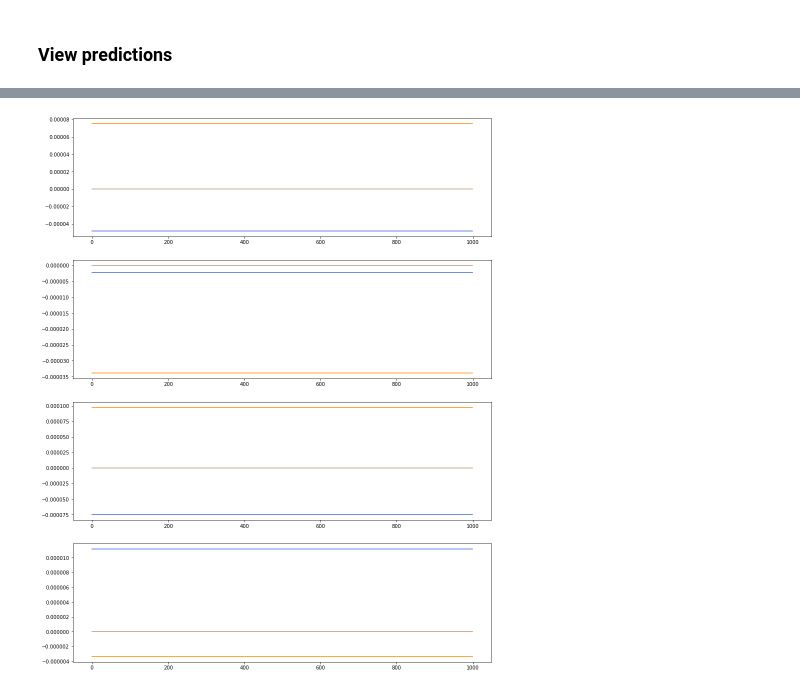
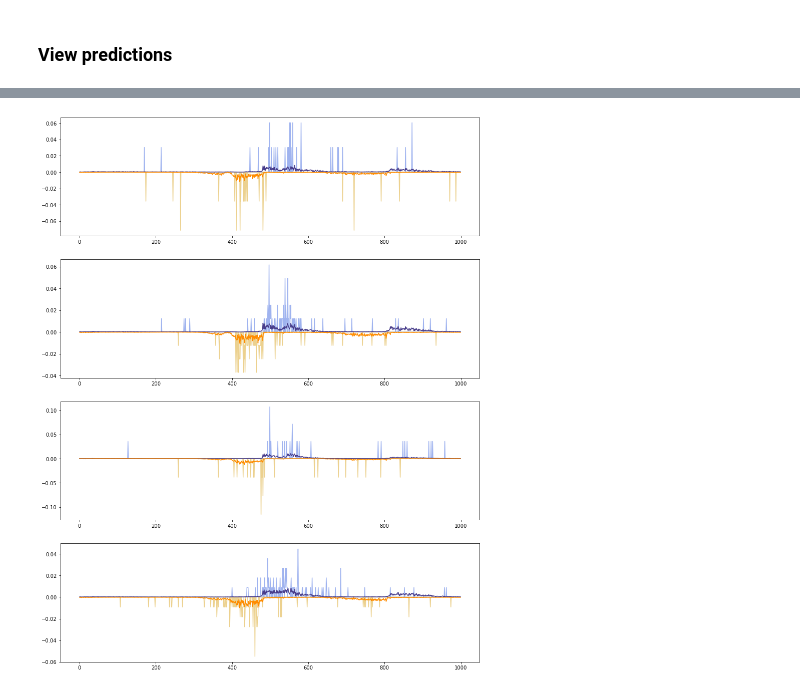
Before and after one commit to amtseng/fourier_attribution_priors, a Jupyter notebook: notebooks/predict_profiles.ipynb, the cells around one changed output, grey strips where cells are left out. Drawn from its saved outputs; the diff is of its cells as text; code cells hidden in the pictures.

Commit message:
Update metric extraction and profile visualization

```diff
--- a/notebooks/predict_profiles.ipynb
+++ b/notebooks/predict_profiles.ipynb
@@ -15,9 +15,9 @@ import matplotlib.pyplot as plt
 ### Define paths for the model and data of interest
 # %%
 # Define the paths to the peak BEDs and profile BigWigs
-base_path = "/users/amtseng/att_priors/data/interim/ENCODE/profile/SPI1"
+base_path = "/users/amtseng/att_priors/data/interim/ENCODE/profile/labels/SPI1"
 
-peaks_bed = os.path.join(base_path, "SPI1_ENCSR000BGW_K562_peakints.bed.gz")
+peaks_bed = os.path.join(base_path, "SPI1_ENCSR000BGW_K562_all_peakints.bed.gz")
 
 prof_bigwigs = [
     (os.path.join(base_path, e_1), os.path.join(base_path, e_2))
@@ -43,7 +43,7 @@ prof_bigwigs = [
 ]
 num_tasks = int(len(prof_bigwigs) / 2)
 # Path to saved model
-model_path = "/users/amtseng/att_priors/models/trained_profile_models/SPI1_TEST/20/model_ckpt_epoch_2.pt"
+model_path = "/users/amtseng/att_priors/models/trained_profile_models/SPI1/2/model_ckpt_epoch_10.pt"
 # %% [markdown]
 ### Data preparation
 Use classes from `make_profile_dataset` to prepare positive and negative inputs.
@@ -67,6 +67,11 @@ coords_to_vals_list = [
 ]
 def coords_to_profs(coords):
     return np.stack([
-        np.stack([ctv_1(coords), ctv_2(coords)], axis=1)
+        np.stack([ctv_1(coords), ctv_2(coords)], axis=2)
         for ctv_1, ctv_2 in coords_to_vals_list
     ], axis=1)
+# Maps many coordinates to inputs sequences and profiles for the network
+def coords_to_network_inputs(coords):
+    input_seq = coords_to_seq(coords)
+    profs = coords_to_profs(coords)
+    return input_seq, profs
@@ -133,21 +120,22 @@ def predict_coord(chrom, start, end):
 def plot_profiles(pred_profs, true_profs, normalize=True, title=None):
     """
     Plots the given profiles.
-    Both arguments should be T x 2 x O NumPy arrays, where the subarrays are the
+    Both arguments should be T x O x 2 NumPy arrays, where the subarrays are the
     tracks for the plus and minus strand, for each task.
     If `normalize` is True, normalize the profiles to be probabilities (i.e.
     each track sums to 1)
     """
-    num_tasks, prof_length = pred_profs.shape[0], pred_profs.shape[2]
+    pred_profs, true_profs = np.squeeze(pred_profs), np.squeeze(true_profs)
+    num_tasks, prof_length = pred_profs.shape[0], pred_profs.shape[1]
     if normalize:
-        pred_profs = pred_profs / np.expand_dims(np.max(pred_profs, axis=2), axis=2)
-        true_profs = true_profs / np.expand_dims(np.max(true_profs, axis=2), axis=2)
+        pred_profs = pred_profs / np.expand_dims(np.sum(pred_profs, axis=1), axis=1)
+        true_profs = true_profs / np.expand_dims(np.sum(true_profs, axis=1), axis=1)
     fig, ax = plt.subplots(num_tasks, figsize=(15, 20))
     for i in range(num_tasks):
-        ax[i].plot(pred_profs[i][0], color="royalblue")
-        ax[i].plot(-pred_profs[i][1], color="darkorange")
-        ax[i].plot(true_profs[i][0], color="royalblue", alpha=0.5)
-        ax[i].plot(-true_profs[i][1], color="darkorange", alpha=0.5)
+        ax[i].plot(true_profs[i,:,0], color="royalblue", alpha=0.5)
+        ax[i].plot(-true_profs[i,:,1], color="goldenrod", alpha=0.5)
+        ax[i].plot(pred_profs[i,:,0], color="darkslateblue")
+        ax[i].plot(-pred_profs[i,:,1], color="darkorange")
     if title:
         fig.suptitle(title)
 # %% [markdown]
@@ -215,5 +172,7 @@ plot_profiles(pred_profs, true_profs, normalize=False)
-# %%
-pred_profs, pred_counts, true_profs, true_counts = predict_coord("chr9", 60457357, 60458357)
-plot_profiles(pred_profs, true_profs, normalize=False)
-# %% [output]
-[figure, removed]
+# %%
+log_pred_profs, log_pred_counts, true_profs, true_counts = predict_coords([("chr5", 935336, 936336)])
+pred_prof_probs = np.exp(log_pred_profs)
+true_prof_probs = true_profs / np.sum(true_profs, axis=2, keepdims=True)
+plot_profiles(pred_prof_probs, true_prof_probs, normalize=False)
+# %% [output]
+[figure, added]
```
Also changed, not shown: parts of 16 cells of this notebook, 1 other file.
